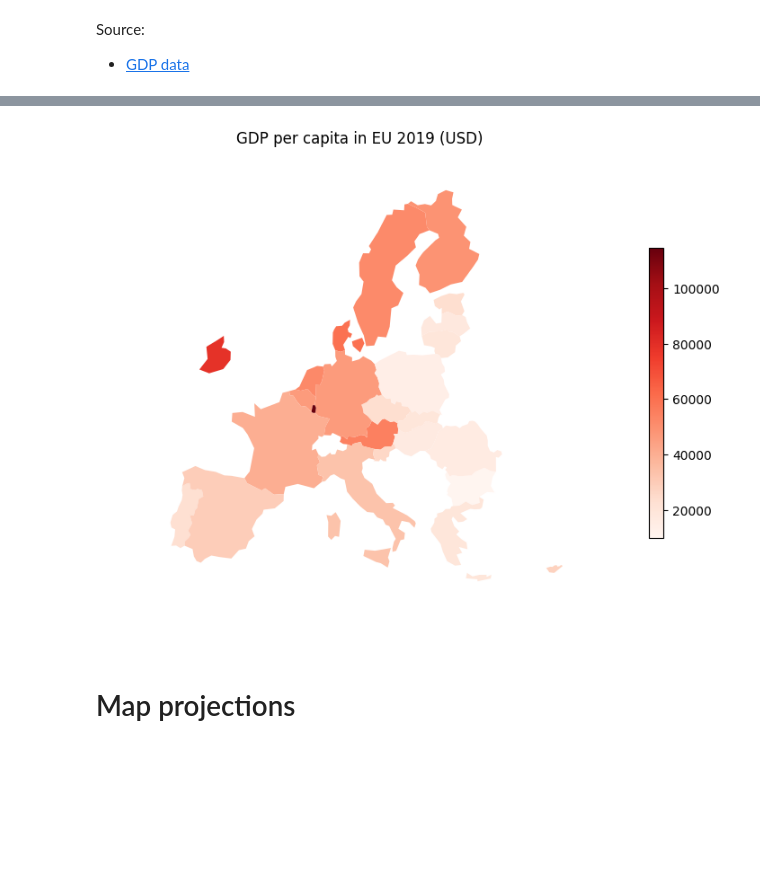
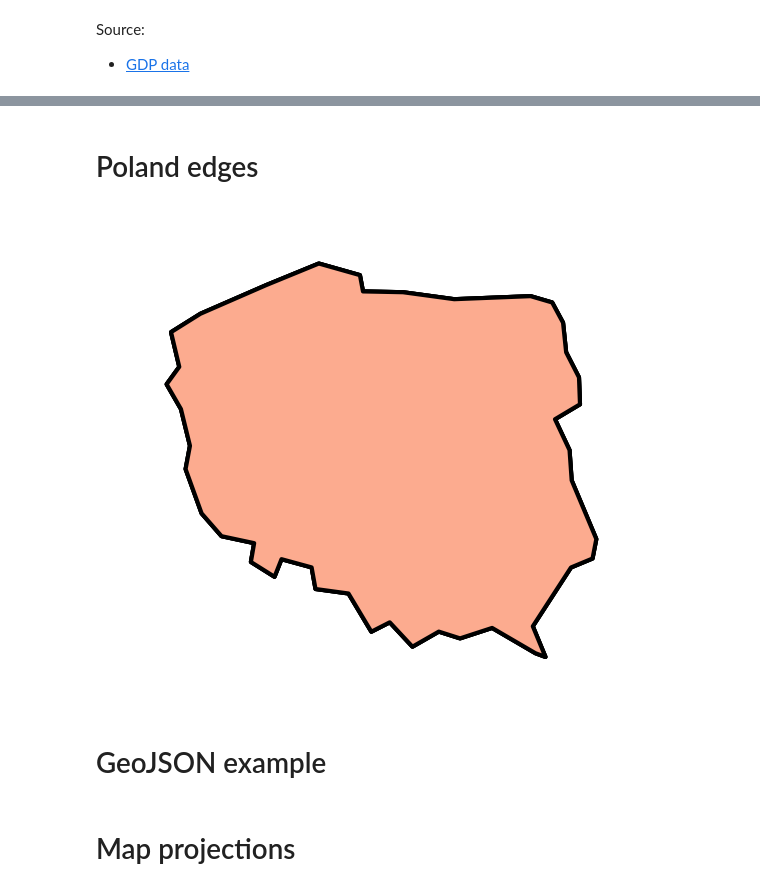
Before and after one commit to OgrodowskiJedrzej/Intro-To-Data-Science-Notebooks, a Jupyter notebook: Data Visualization/Geospatial/Geospatial_2.ipynb, the cells around one changed output, grey strips where cells are left out. Drawn from its saved outputs; the diff is of its cells as text; code cells hidden in the pictures; blank space fills up the shorter version.

```diff
--- a/Data Visualization/Geospatial/Geospatial_2.ipynb
+++ b/Data Visualization/Geospatial/Geospatial_2.ipynb
@@ -52,16 +80,27 @@ merged_data.head(3)
-# %%
-gplt.choropleth(
-    merged_data,
-    hue='pkb_per_capita (USD)',
-    projection=gcrs.AlbersEqualArea(),
-    figsize=(10, 7),
-    cmap="Reds",
-    legend=True,
-    legend_kwargs={
-        "shrink": 0.6
-    }
-)
-plt.title("GDP per capita in EU 2019 (USD)")
-plt.show()
-# %% [output]
-[figure, removed]
+# %% [markdown]
+# Poland edges
+# %%
+geodata = gpd.read_file("../data/geojson/world_countries.json")
+geodata.rename(columns={"name": "country"}, inplace=True)
+data = pd.DataFrame({"country": ["Poland"], "value": [1]})
+
+merged_data = pd.merge(data, geodata, on="country")
+merged_data = gpd.GeoDataFrame(merged_data, geometry=merged_data['geometry'])
+merged_data = pd.concat([merged_data, merged_data, merged_data]).reset_index(drop=True)
+merged_data.loc[0, "value"] = 0
+merged_data.loc[2, "value"] = 0.3
+
+gplt.choropleth(
+    merged_data,
+    hue="value",
+    projection=gcrs.AlbersEqualArea(),
+    figsize=(7, 7),
+    cmap="Reds",
+    edgecolor="black",
+    linewidth=3
+)
+plt.savefig("imgs/map_poland.png")
+# %% [output]
+[figure, added]
+# %% [markdown]
+# GeoJSON example
```
Also changed, not shown: parts of 4 cells of this notebook, 4 other files.
